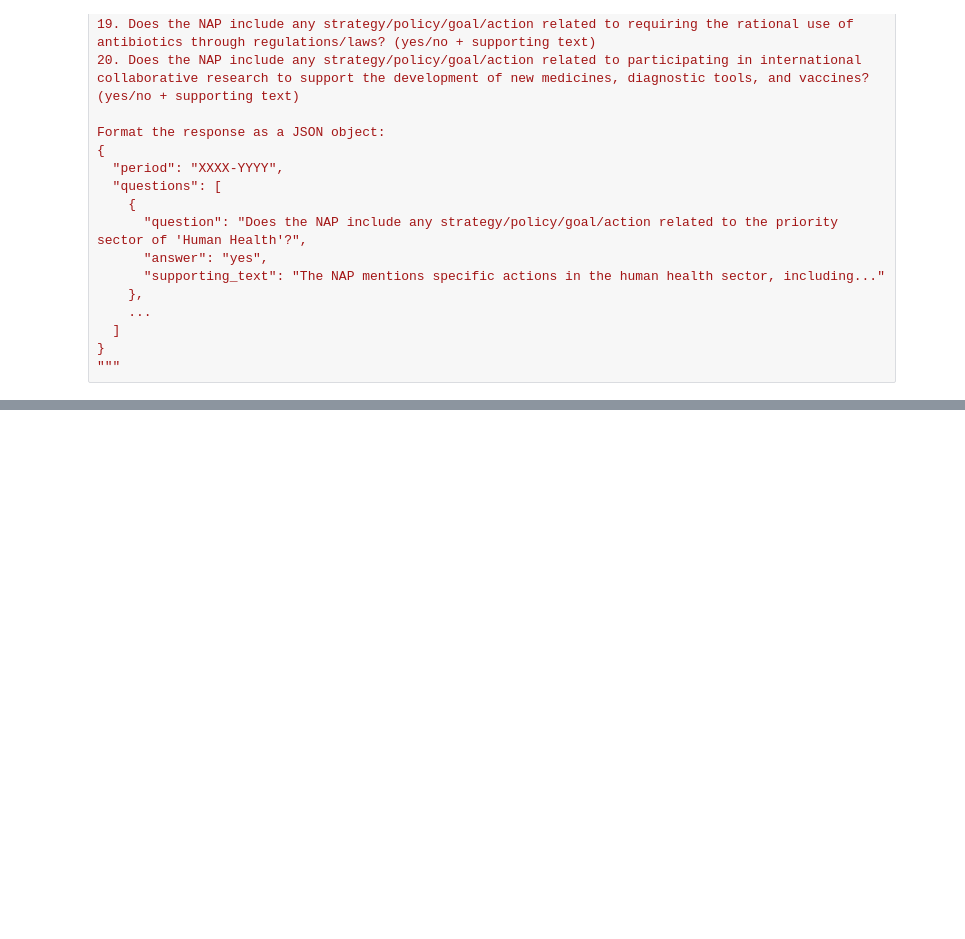
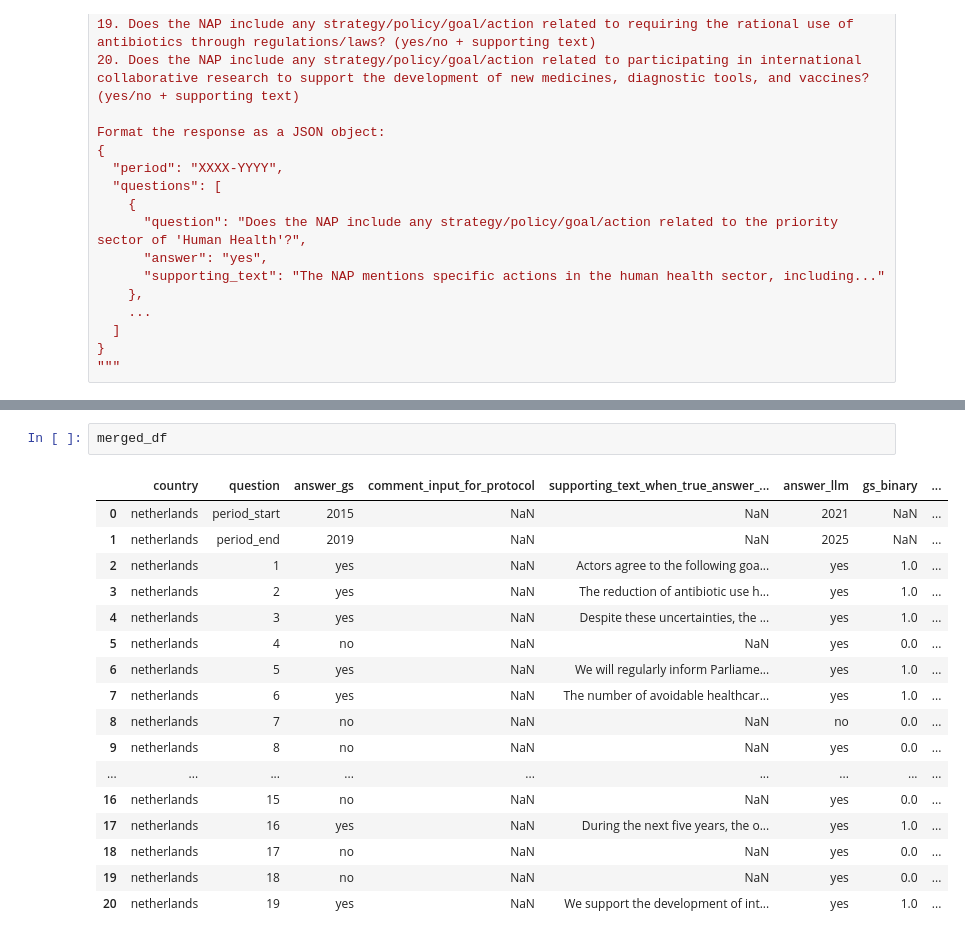
Before and after one commit to gmelmed/UKHSA-Capstone, a Jupyter notebook: notebooks/4-nap_prompting_test_full_doc_ss_2102_1210.ipynb, the cells around one changed output, grey strips where cells are left out. Saved outputs shown, nothing was run; the diff lists cells and outputs as text; blank space fills up the shorter version.

```diff
--- a/notebooks/4-nap_prompting_test_full_doc_ss_2102_1210.ipynb
+++ b/notebooks/4-nap_prompting_test_full_doc_ss_2102_1210.ipynb
@@ -220,0 +347,20 @@ model_answers_df
+# %%
+merged_df
+# %% [output]
+|  | country | question | answer_gs | comment_input_for_protocol | supporting_text_when_true_answer_... | answer_llm | gs_binary | ... |
+| 0 | netherlands | period_start | 2015 | NaN | NaN | 2021 | NaN | ... |
+| 1 | netherlands | period_end | 2019 | NaN | NaN | 2025 | NaN | ... |
+| 2 | netherlands | 1 | yes | NaN | Actors agree to the following goa... | yes | 1.0 | ... |
+| 3 | netherlands | 2 | yes | NaN | The reduction of antibiotic use h... | yes | 1.0 | ... |
+| 4 | netherlands | 3 | yes | NaN | Despite these uncertainties, the ... | yes | 1.0 | ... |
+| 5 | netherlands | 4 | no | NaN | NaN | yes | 0.0 | ... |
+| 6 | netherlands | 5 | yes | NaN | We will regularly inform Parliame... | yes | 1.0 | ... |
+| 7 | netherlands | 6 | yes | NaN | The number of avoidable healthcar... | yes | 1.0 | ... |
+| 8 | netherlands | 7 | no | NaN | NaN | no | 0.0 | ... |
+| 9 | netherlands | 8 | no | NaN | NaN | yes | 0.0 | ... |
+| ... | ... | ... | ... | ... | ... | ... | ... | ... |
+| 16 | netherlands | 15 | no | NaN | NaN | yes | 0.0 | ... |
+| 17 | netherlands | 16 | yes | NaN | During the next five years, the o... | yes | 1.0 | ... |
+| 18 | netherlands | 17 | no | NaN | NaN | yes | 0.0 | ... |
+| 19 | netherlands | 18 | no | NaN | NaN | yes | 0.0 | ... |
+| 20 | netherlands | 19 | yes | NaN | We support the development of int... | yes | 1.0 | ... |
```
Also changed, not shown: parts of 26 cells of this notebook, 3 other files.
